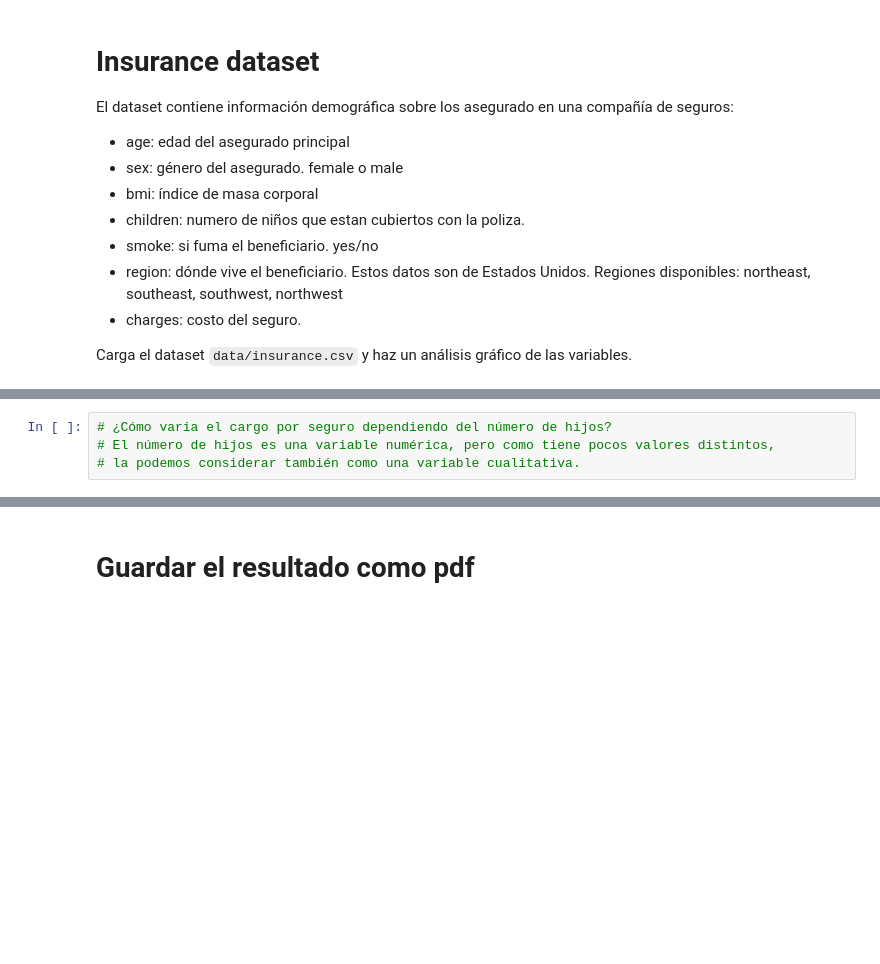
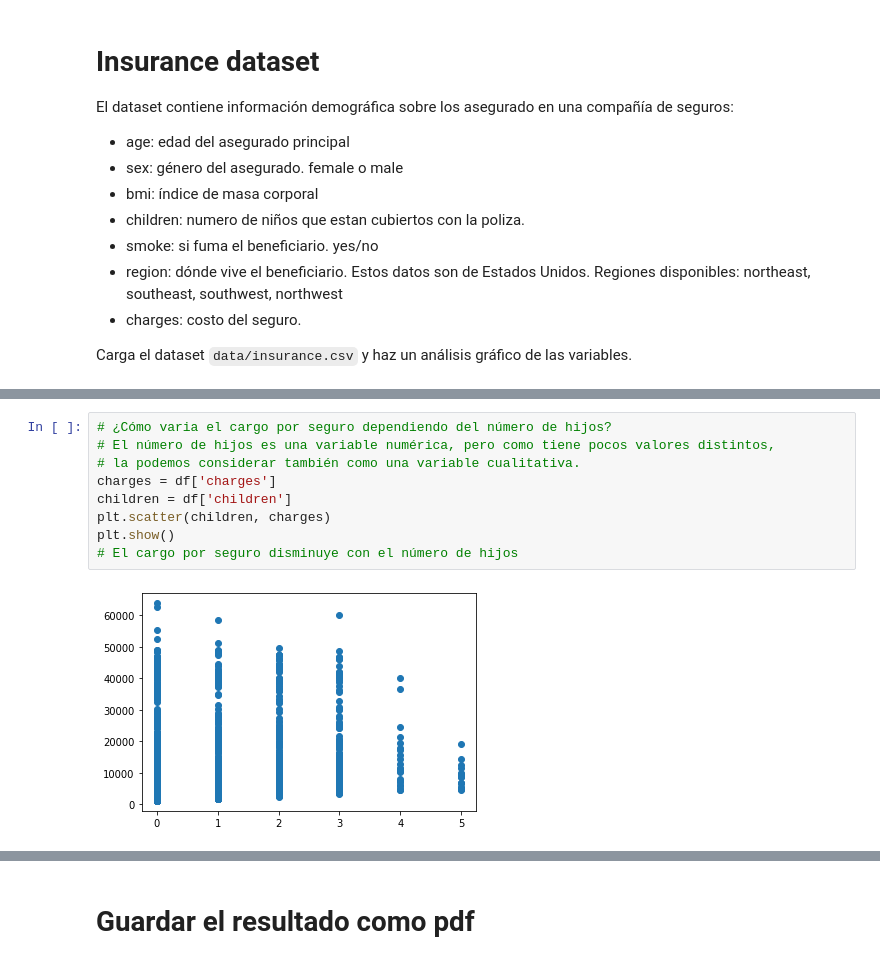
Before and after one commit to ltchycrane/Semana_Tec, a Jupyter notebook: 5.2 - Actividad - Visualizacion de datos.ipynb, the cells around one changed output, grey strips where cells are left out. Saved outputs shown, nothing was run; the diff lists cells and outputs as text; blank space fills up the shorter version.

```diff
--- a/5.2 - Actividad - Visualizacion de datos.ipynb
+++ b/5.2 - Actividad - Visualizacion de datos.ipynb
@@ -49,7 +73,14 @@ Carga el dataset `data/insurance.csv` y haz un análisis gráfico de las variabl
 # %%
 # ¿Cómo varia el cargo por seguro dependiendo del número de hijos?
 # El número de hijos es una variable numérica, pero como tiene pocos valores distintos,
 # la podemos considerar también como una variable cualitativa.
+charges = df['charges']
+children = df['children']
+plt.scatter(children, charges)
+plt.show()
+# El cargo por seguro disminuye con el número de hijos
+# %% [output]
+[figure, added]
 # %%
 # ¿Cómo se correlacionan las variables numéricas entre sí?
 # Muéstralo en un gráfico.
```
Also changed, not shown: parts of 8 cells of this notebook, 2 other files.
